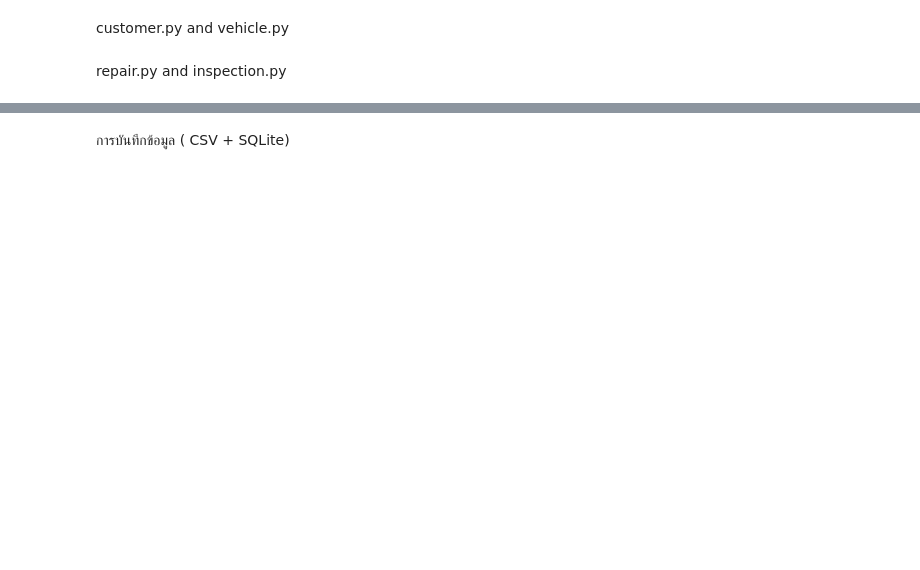
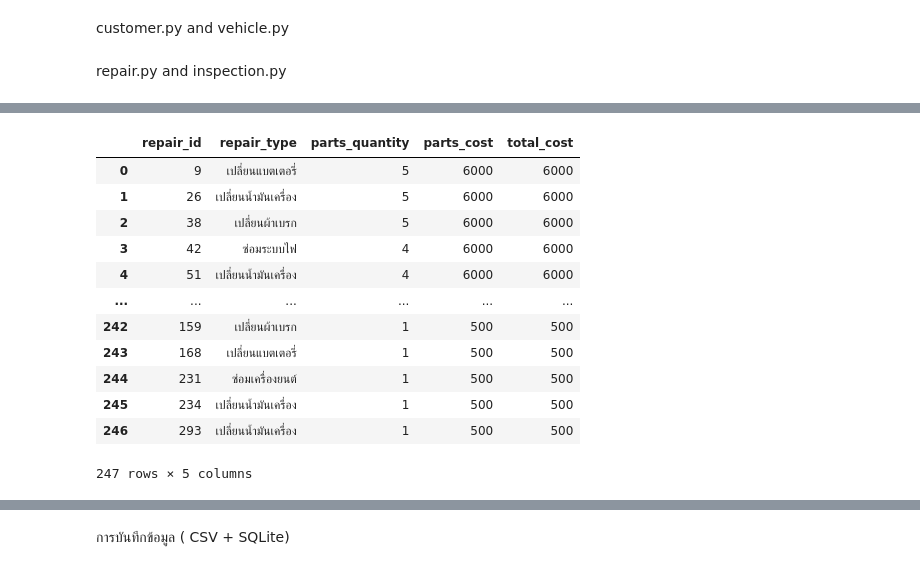
Before and after one commit to surayut9595-ux/Yutyit, a Jupyter notebook: สำเนาของ_garage.ipynb, the cells around one changed output, grey strips where cells are left out. Drawn from its saved outputs; the diff is of its cells as text; code cells hidden in the pictures; blank space fills up the shorter version.

```diff
--- a/สำเนาของ_garage.ipynb
+++ b/สำเนาของ_garage.ipynb
@@ -123,6 +89,7 @@ class RepairJob:
         repair_type,
         technician_id,
         parts_used,
+        part_name, # Added this parameter
         labor_cost,
         status
     ):
@@ -212,8 +179,7 @@ def check_parts_quantiity(quantity):
   else:
     return "ไม่มีอะไหล่"
 # %%
-#ตรวจสอบการอนุมัติ
-def check_approve(price, budget<=7000):
+def check_approve (price, budget=7000):
   if price <= budget:
     return "อนุมัติ"
   else:
@@ -868,0 +417,42 @@ if __name__ == "__main__":
+# %%
+import sqlite3
+import pandas as pd
+
+conn = sqlite3.connect("garage.db")
+
+# บันทึก DataFrame df ลงในฐานข้อมูล SQLite เป็นตารางชื่อ 'repairs'
+# if_exists='replace' จะลบตารางเดิมถ้ามีอยู่แล้วและสร้างใหม่
+df.to_sql('repairs', conn, if_exists='replace', index=False)
+
+sql = """
+SELECT
+    repair_id,
+    repair_type,
+    parts_quantity,
+    parts_cost,
+    total_cost
+FROM repairs
+WHERE status = 'อนุมัติ'
+ORDER BY total_cost DESC
+"""
+
+result = pd.read_sql_query(
+    sql,
+    conn
+)
+
+result
+# %% [output]
+|  | repair_id | repair_type | parts_quantity | parts_cost | total_cost |
+| 0 | 9 | เปลี่ยนแบตเตอรี่ | 5 | 6000 | 6000 |
+| 1 | 26 | เปลี่ยนน้ำมันเครื่อง | 5 | 6000 | 6000 |
+| 2 | 38 | เปลี่ยนผ้าเบรก | 5 | 6000 | 6000 |
+| 3 | 42 | ซ่อมระบบไฟ | 4 | 6000 | 6000 |
+| 4 | 51 | เปลี่ยนน้ำมันเครื่อง | 4 | 6000 | 6000 |
+| ... | ... | ... | ... | ... | ... |
+| 242 | 159 | เปลี่ยนผ้าเบรก | 1 | 500 | 500 |
+| 243 | 168 | เปลี่ยนแบตเตอรี่ | 1 | 500 | 500 |
+| 244 | 231 | ซ่อมเครื่องยนต์ | 1 | 500 | 500 |
+| 245 | 234 | เปลี่ยนน้ำมันเครื่อง | 1 | 500 | 500 |
+| 246 | 293 | เปลี่ยนน้ำมันเครื่อง | 1 | 500 | 500 |
+247 rows × 5 columns
```
Also changed, not shown: parts of 17 cells of this notebook.
